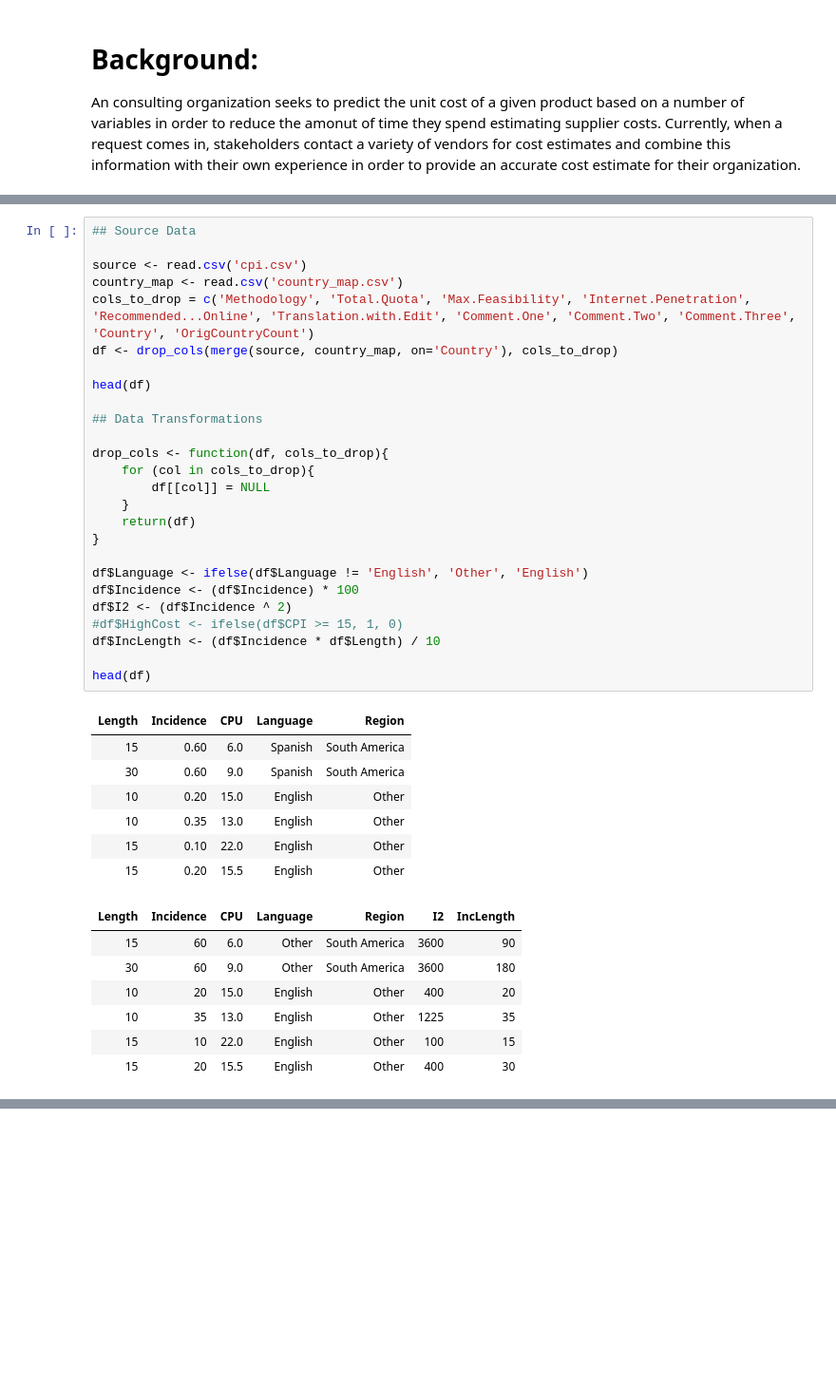
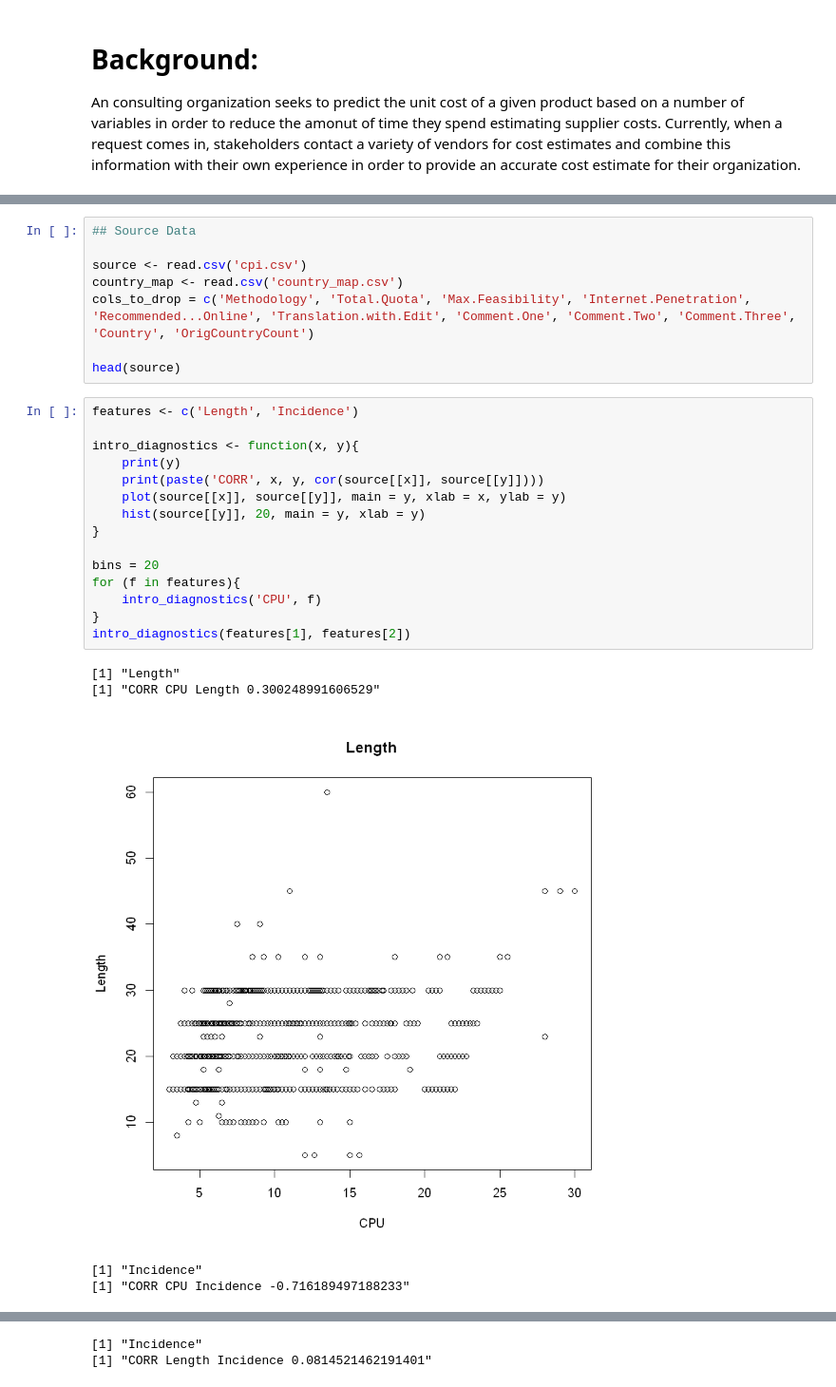
Before and after one commit to HubCatz202/cpi_model, a Jupyter notebook: CPI_Model.ipynb, the cells around one changed output, grey strips where cells are left out. Shown: that part at 95% size. Saved outputs shown, nothing was run; the diff lists cells and outputs as text; blank space fills up the shorter version.

Commit message:
Documentation & refactoring & diagnostics

```diff
--- a/CPI_Model.ipynb
+++ b/CPI_Model.ipynb
@@ -26,38 +29,26 @@ Note: All other variables are not reliable
 source <- read.csv('cpi.csv')
 country_map <- read.csv('country_map.csv')
 cols_to_drop = c('Methodology', 'Total.Quota', 'Max.Feasibility', 'Internet.Penetration', 'Recommended...Online', 'Translation.with.Edit', 'Comment.One', 'Comment.Two', 'Comment.Three', 'Country', 'OrigCountryCount')
-df <- drop_cols(merge(source, country_map, on='Country'), cols_to_drop)
 
-head(df)
-
-## Data Transformations
-
-drop_cols <- function(df, cols_to_drop){
-    for (col in cols_to_drop){
-        df[[col]] = NULL
-    }
-    return(df)
-}
-
-df$Language <- ifelse(df$Language != 'English', 'Other', 'English')
-df$Incidence <- (df$Incidence) * 100
-df$I2 <- (df$Incidence ^ 2)
-#df$HighCost <- ifelse(df$CPI >= 15, 1, 0)
-df$IncLength <- (df$Incidence * df$Length) / 10
-
-head(df)
+head(source)
-# %% [output]
-| Length | Incidence | CPU | Language | Region |
-| 15 | 0.60 | 6.0 | Spanish | South America |
-| 30 | 0.60 | 9.0 | Spanish | South America |
-| 10 | 0.20 | 15.0 | English | Other |
-| 10 | 0.35 | 13.0 | English | Other |
-| 15 | 0.10 | 22.0 | English | Other |
-| 15 | 0.20 | 15.5 | English | Other |
-| Length | Incidence | CPU | Language | Region | I2 | IncLength |
-| 15 | 60 | 6.0 | Other | South America | 3600 | 90 |
-| 30 | 60 | 9.0 | Other | South America | 3600 | 180 |
-| 10 | 20 | 15.0 | English | Other | 400 | 20 |
-| 10 | 35 | 13.0 | English | Other | 1225 | 35 |
-| 15 | 10 | 22.0 | English | Other | 100 | 15 |
-| 15 | 20 | 15.5 | English | Other | 400 | 30 |
+# %%
+features <- c('Length', 'Incidence')
+
+intro_diagnostics <- function(x, y){
+    print(y)
+    print(paste('CORR', x, y, cor(source[[x]], source[[y]])))
+    plot(source[[x]], source[[y]], main = y, xlab = x, ylab = y)
+    hist(source[[y]], 20, main = y, xlab = y)
+}
+
+bins = 20
+for (f in features){
+    intro_diagnostics('CPU', f)
+}
+intro_diagnostics(features[1], features[2])
+# %% [output]
+[1] "Length"
+[1] "CORR CPU Length 0.300248991606529"
+[figure, added]
+[1] "Incidence"
+[1] "CORR CPU Incidence -0.716189497188233"
@@ -63,0 +57,2 @@ head(df)
+[1] "Incidence"
+[1] "CORR Length Incidence 0.0814521462191401"
```
Also changed, not shown: parts of 19 cells of this notebook.
